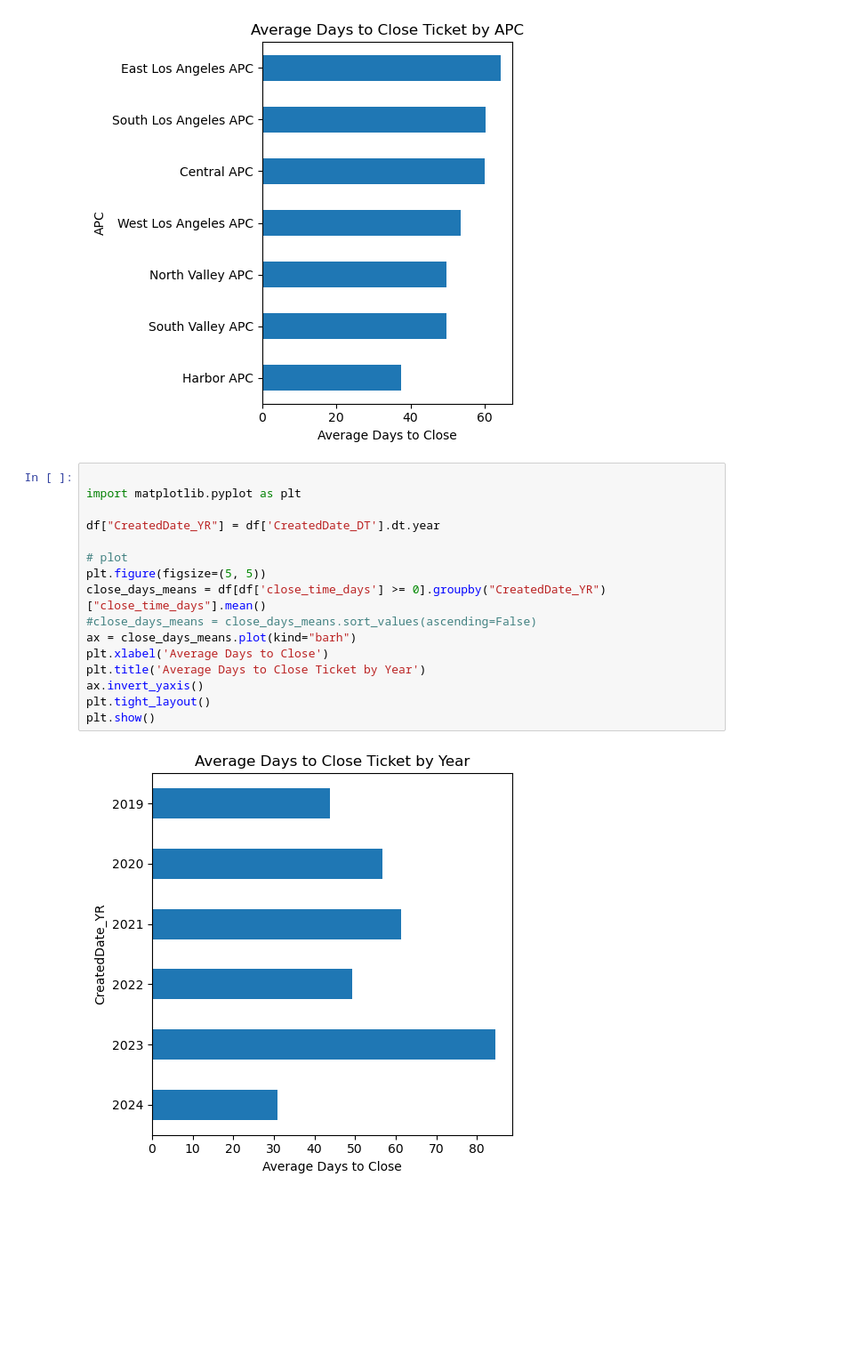
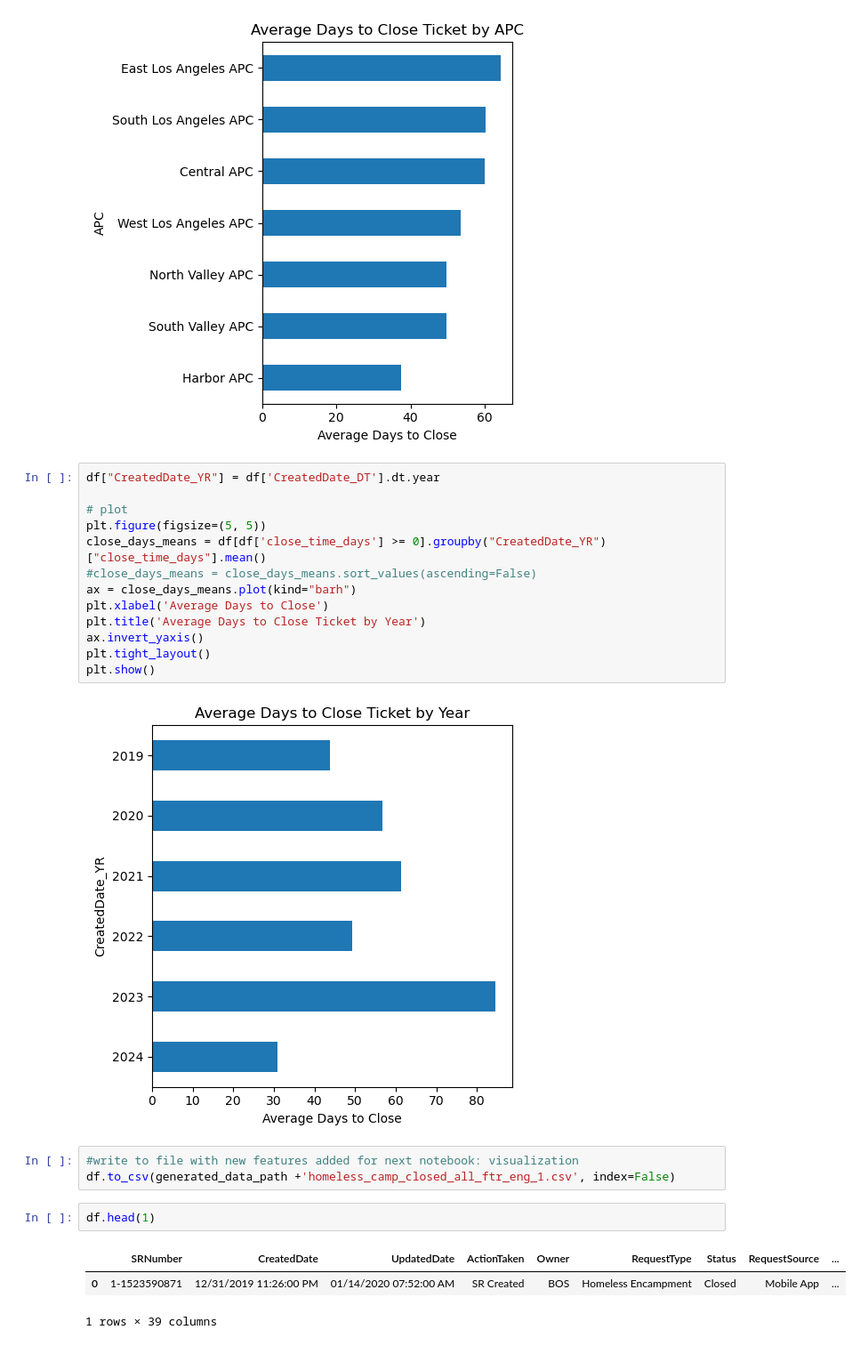
Before and after one commit to aeaiu/usable_ai_project, a Jupyter notebook: Notebooks/1_eda.ipynb, the cells around one changed output. Shown: that part at 89% size. Saved outputs shown, nothing was run; the diff lists cells and outputs as text; blank space fills up the shorter version.

```diff
--- a/Notebooks/1_eda.ipynb
+++ b/Notebooks/1_eda.ipynb
@@ -294,9 +295,6 @@ plt.show()
 # %% [output]
 [figure]
 # %%
-
-import matplotlib.pyplot as plt
-
 df["CreatedDate_YR"] = df['CreatedDate_DT'].dt.year
 
 # plot
@@ -311,3 +309,12 @@ plt.tight_layout()
 plt.show()
 # %% [output]
 [figure]
+# %%
+#write to file with new features added for next notebook: visualization
+df.to_csv(generated_data_path +'homeless_camp_closed_all_ftr_eng_1.csv', index=False)
+# %%
+df.head(1)
+# %% [output]
+|  | SRNumber | CreatedDate | UpdatedDate | ActionTaken | Owner | RequestType | Status | RequestSource | ... |
+| 0 | 1-1523590871 | 12/31/2019 11:26:00 PM | 01/14/2020 07:52:00 AM | SR Created | BOS | Homeless Encampment | Closed | Mobile App | ... |
+1 rows × 39 columns
```
Also changed, not shown: parts of 2 cells of this notebook, 2 other files.
